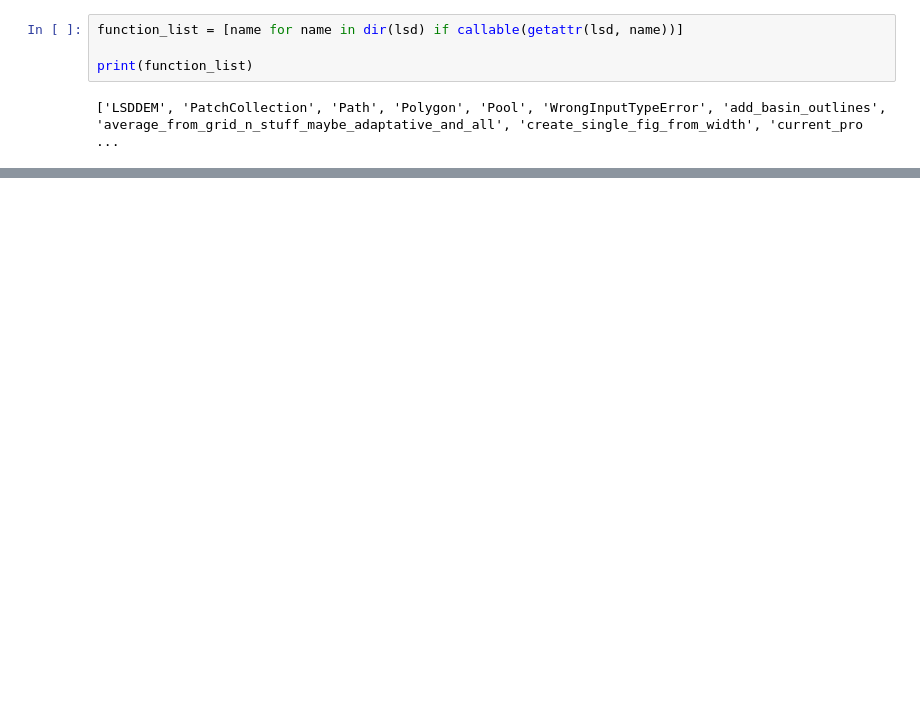
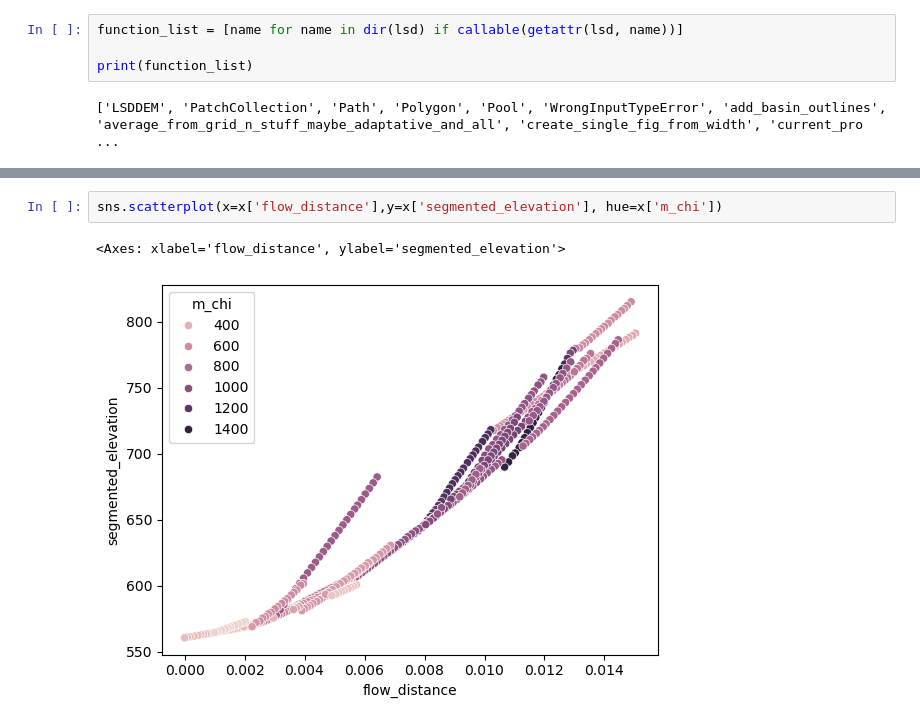
Before and after one commit to ntlewis1251/research, a Jupyter notebook: working_files/topo.ipynb, the cells around one changed output, grey strips where cells are left out. Cells and saved outputs as stored; diff of their text form; blank space fills up the shorter version.

```diff
--- a/working_files/topo.ipynb
+++ b/working_files/topo.ipynb
@@ -43,0 +54,5 @@ x
+# %%
+sns.scatterplot(x=x['flow_distance'],y=x['segmented_elevation'], hue=x['m_chi'])
+# %% [output]
+<Axes: xlabel='flow_distance', ylabel='segmented_elevation'>
+[figure, added]
```
Also changed, not shown: parts of 3 cells of this notebook, 4 other files.
